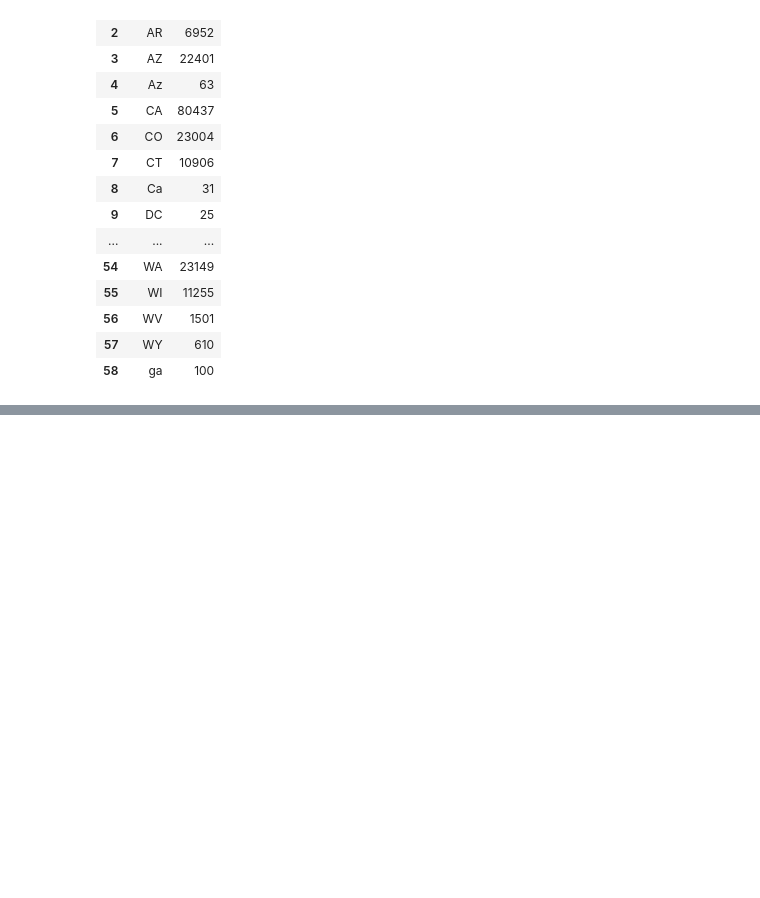
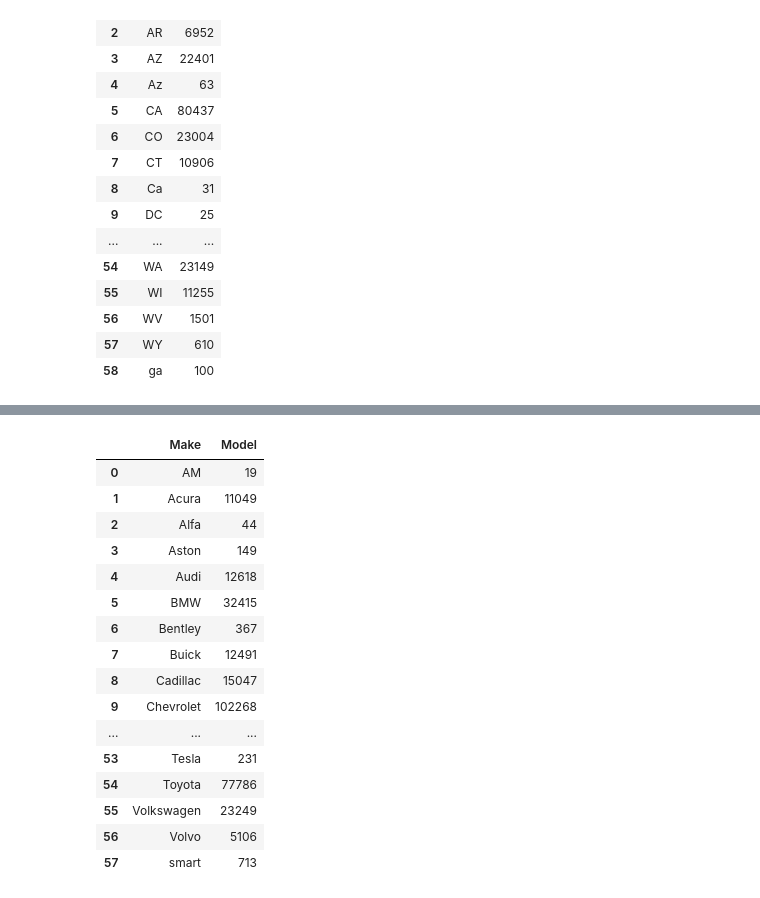
Before and after one commit to muhammadarkan01/Project-from-RevoU, a Jupyter notebook: EDA.ipynb, the cells around one changed output, grey strips where cells are left out. Cells and saved outputs as stored; diff of their text form; code cells hidden in the pictures; blank space fills up the shorter version.

```diff
--- a/EDA.ipynb
+++ b/EDA.ipynb
@@ -87,0 +110,21 @@ count_city_state
+# %%
+count_make_model = df.groupby('Make')['Model'].count().reset_index()
+count_make_model
+# %% [output]
+|  | Make | Model |
+| 0 | AM | 19 |
+| 1 | Acura | 11049 |
+| 2 | Alfa | 44 |
+| 3 | Aston | 149 |
+| 4 | Audi | 12618 |
+| 5 | BMW | 32415 |
+| 6 | Bentley | 367 |
+| 7 | Buick | 12491 |
+| 8 | Cadillac | 15047 |
+| 9 | Chevrolet | 102268 |
+| ... | ... | ... |
+| 53 | Tesla | 231 |
+| 54 | Toyota | 77786 |
+| 55 | Volkswagen | 23249 |
+| 56 | Volvo | 5106 |
+| 57 | smart | 713 |
```
Also changed, not shown: parts of 1 cell of this notebook.
